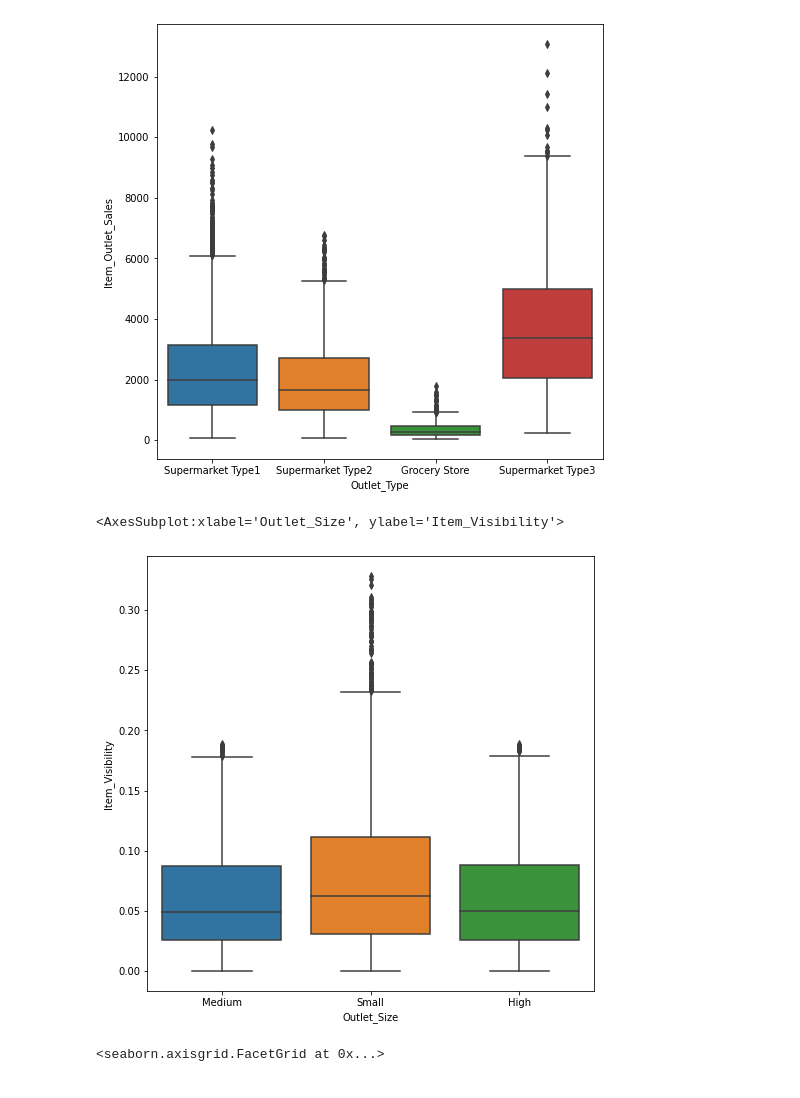
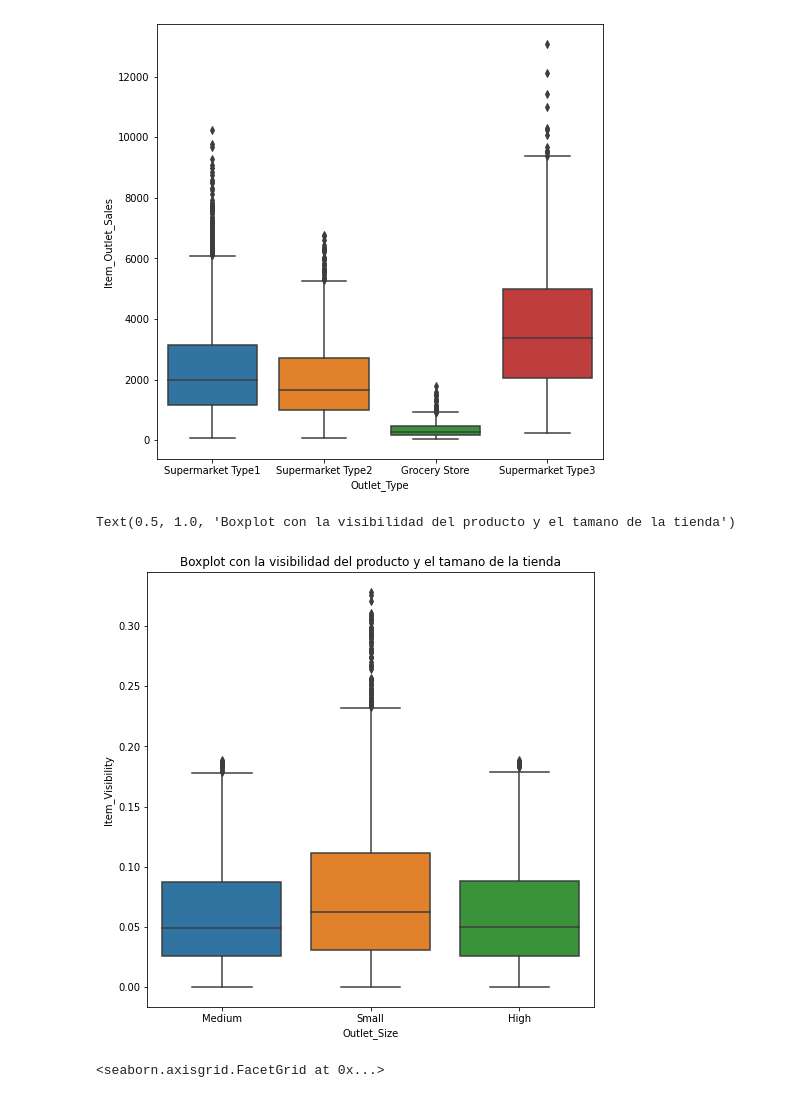
Before and after one commit to jhonnydss/sales-predictions, a Jupyter notebook: sales_predictions.ipynb, the cells around one changed output. Saved outputs shown, nothing was run; the diff lists cells and outputs as text; code cells hidden in the pictures.

```diff
--- a/sales_predictions.ipynb
+++ b/sales_predictions.ipynb
@@ -614,12 +616,15 @@ sns.boxplot(x = 'Outlet_Type', y = 'Item_Outlet_Sales', data = df)
 # %% [output]
 <AxesSubplot:xlabel='Outlet_Type', ylabel='Item_Outlet_Sales'>
 [figure]
-# %%
-plt.figure(figsize=(8, 8))
-sns.boxplot(x = 'Outlet_Size', y = 'Item_Visibility', data = df)
-# %% [output]
-<AxesSubplot:xlabel='Outlet_Size', ylabel='Item_Visibility'>
-[figure, removed]
+# %%
+plt.figure(figsize=(8, 8)) # aumentar de tamano
+sns.boxplot(x = 'Outlet_Size', y = 'Item_Visibility', data = df)
+plt.savefig('MATLABSavedPlot.png', dpi = 300) #para guardar un plot
+#guardar y aumentar de tamano
+plt.title('Boxplot con la visibilidad del producto y el tamano de la tienda')
+# %% [output]
+Text(0.5, 1.0, 'Boxplot con la visibilidad del producto y el tamano de la tienda')
+[figure, added]
 # %%
 sns.displot(df['Item_Outlet_Sales'])
 # %% [output]
```
Also changed, not shown: parts of 5 cells of this notebook.
